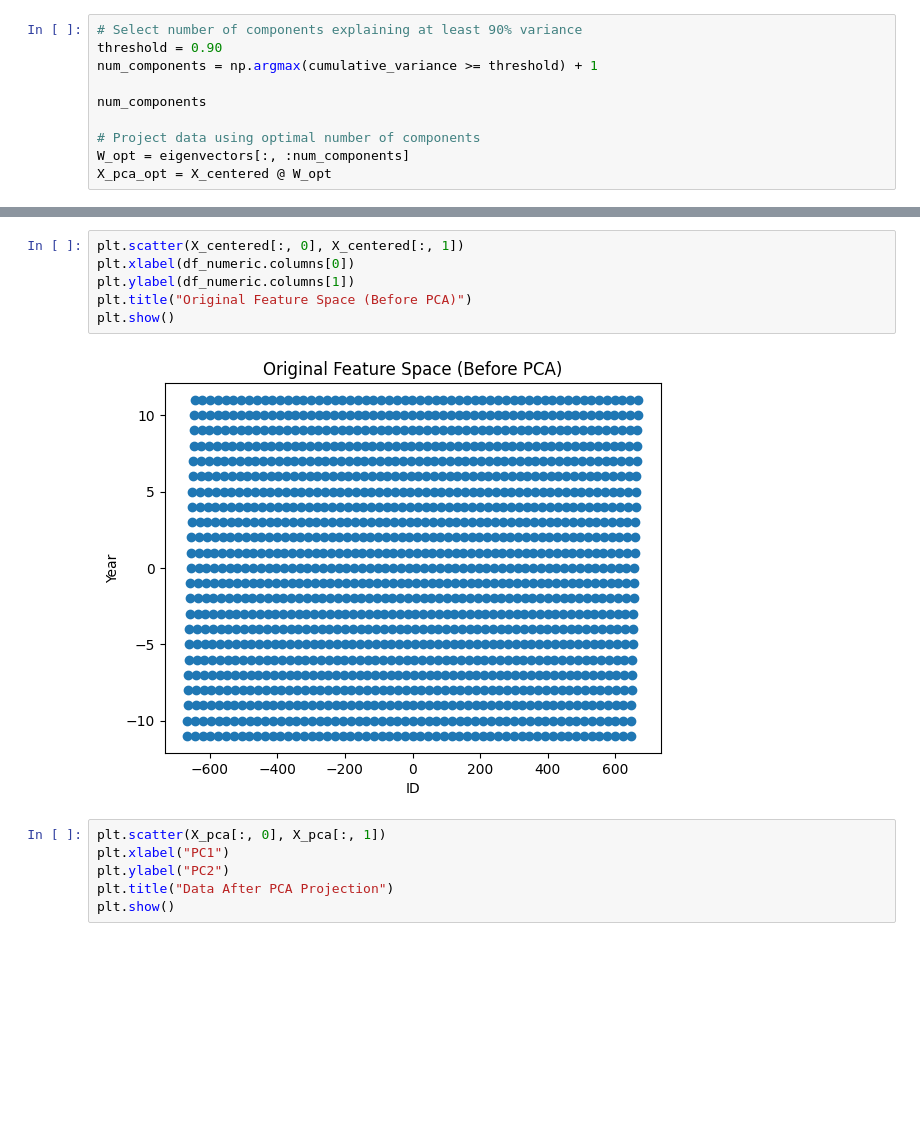
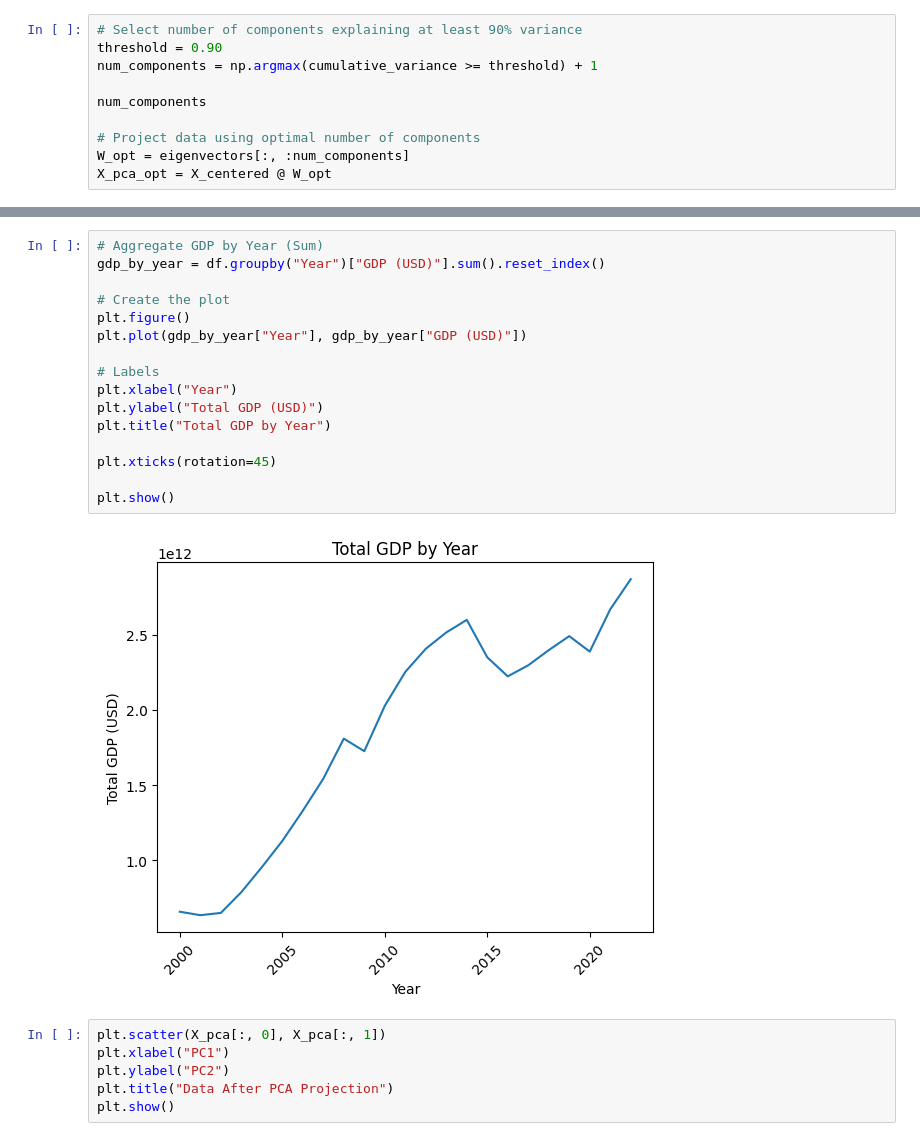
Before and after one commit to Mbonyumugisha-Prince/assignmentDataSet, a Jupyter notebook: Assignment_data_set.ipynb, the cells around one changed output, grey strips where cells are left out. Cells and saved outputs as stored; diff of their text form; blank space fills up the shorter version.

```diff
--- a/Assignment_data_set.ipynb
+++ b/Assignment_data_set.ipynb
@@ -188,11 +190,21 @@ Eigen decomposition time: 0.0002636909484863281
-# %%
-plt.scatter(X_centered[:, 0], X_centered[:, 1])
-plt.xlabel(df_numeric.columns[0])
-plt.ylabel(df_numeric.columns[1])
-plt.title("Original Feature Space (Before PCA)")
-plt.show()
-# %% [output]
-[figure, removed]
+# %%
+# Aggregate GDP by Year (Sum)
+gdp_by_year = df.groupby("Year")["GDP (USD)"].sum().reset_index()
+
+# Create the plot
+plt.figure()
+plt.plot(gdp_by_year["Year"], gdp_by_year["GDP (USD)"])
+
+# Labels
+plt.xlabel("Year")
+plt.ylabel("Total GDP (USD)")
+plt.title("Total GDP by Year")
+
+plt.xticks(rotation=45)
+
+plt.show()
+# %% [output]
+[figure, added]
 # %%
 plt.scatter(X_pca[:, 0], X_pca[:, 1])
 plt.xlabel("PC1")
```
Also changed, not shown: parts of 5 cells of this notebook.
